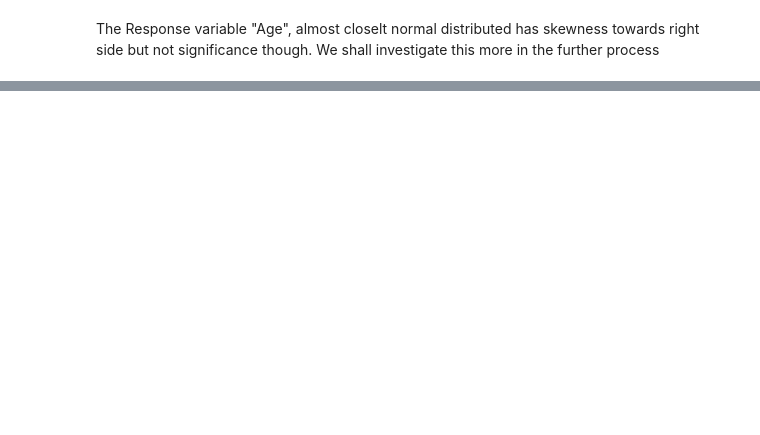
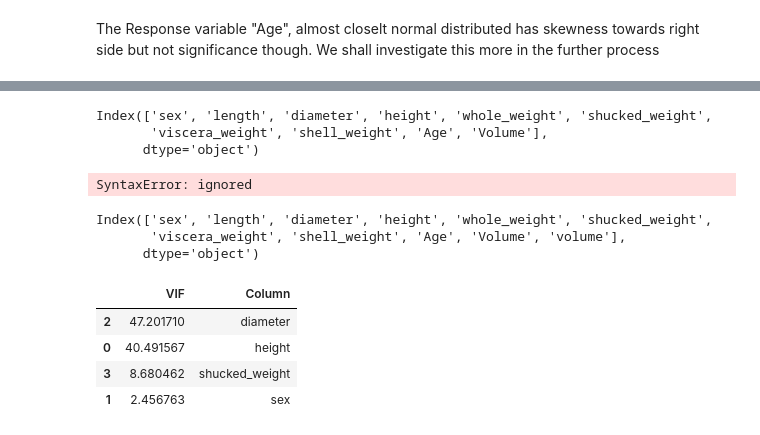
Before and after one commit to umesh-thatikonda/MissionRnD_python-course, a Jupyter notebook: 802ML.ipynb, the cells around one changed output, grey strips where cells are left out. Cells and saved outputs as stored; diff of their text form; code cells hidden in the pictures; blank space fills up the shorter version.

```diff
--- a/802ML.ipynb
+++ b/802ML.ipynb
@@ -205,0 +267,29 @@ The Response variable "Age", almost closelt normal distributed has skewness towa
+# %%
+df.columns
+# %% [output]
+Index(['sex', 'length', 'diameter', 'height', 'whole_weight', 'shucked_weight',
+       'viscera_weight', 'shell_weight', 'Age', 'Volume'],
+      dtype='object')
+# %%
+df['volume'] = 2/3*3.14*df['diameter']*df['diameter']*df['height']
+# %%
+z = df[['height','sex', ,'shucked_weight']]
+# %% [output]
+SyntaxError: ignored
+# %%
+df.columns
+# %% [output]
+Index(['sex', 'length', 'diameter', 'height', 'whole_weight', 'shucked_weight',
+       'viscera_weight', 'shell_weight', 'Age', 'Volume', 'volume'],
+      dtype='object')
+# %%
+vif_info = pd.DataFrame()
+vif_info['VIF'] = [variance_inflation_factor(z.values, i) for i in range(z.shape[1])]
+vif_info['Column'] = z.columns
+vif_info.sort_values('VIF', ascending=False)
+# %% [output]
+|  | VIF | Column |
+| 2 | 47.201710 | diameter |
+| 0 | 40.491567 | height |
+| 3 | 8.680462 | shucked_weight |
+| 1 | 2.456763 | sex |
```
Also changed, not shown: parts of 11 cells of this notebook.
